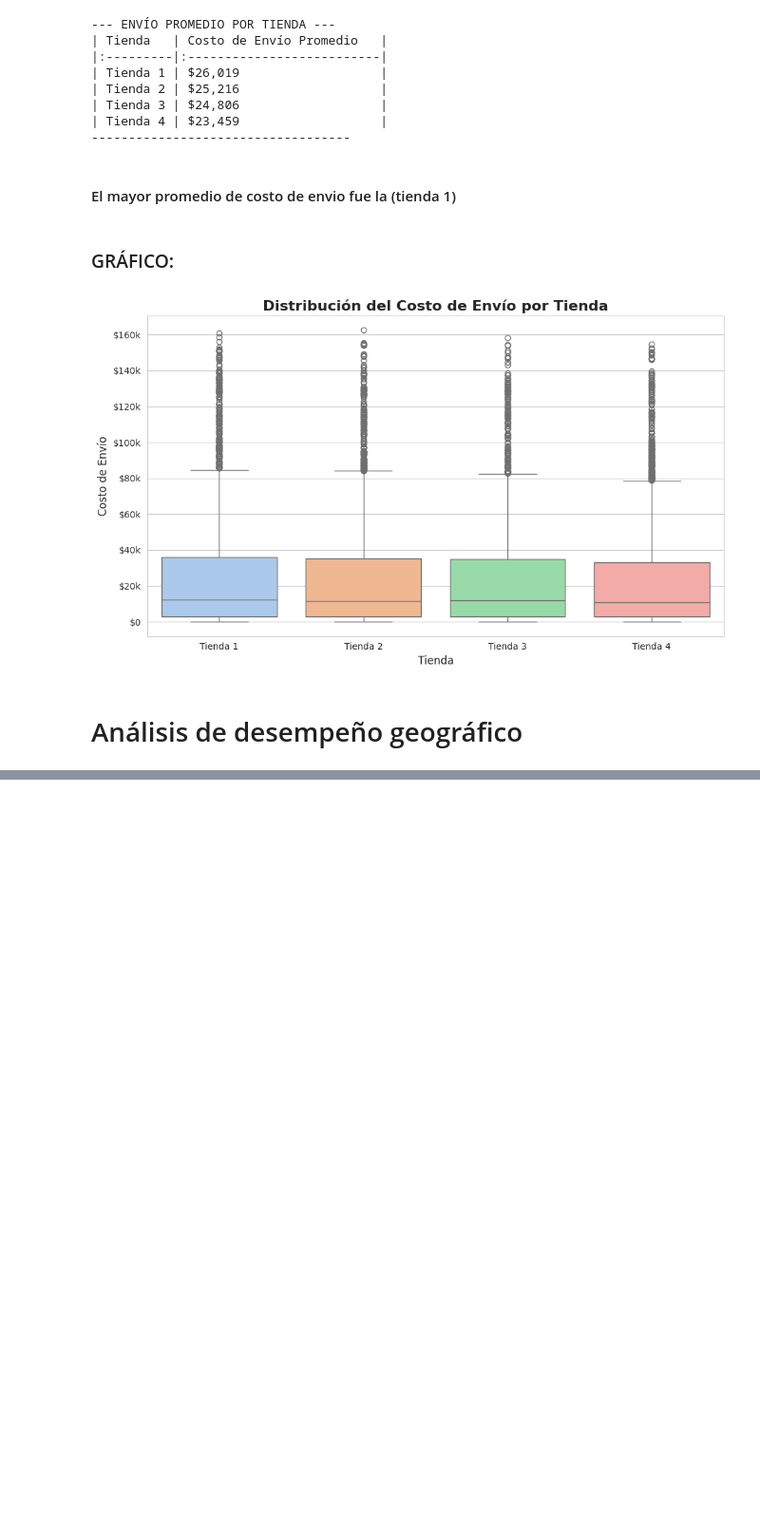
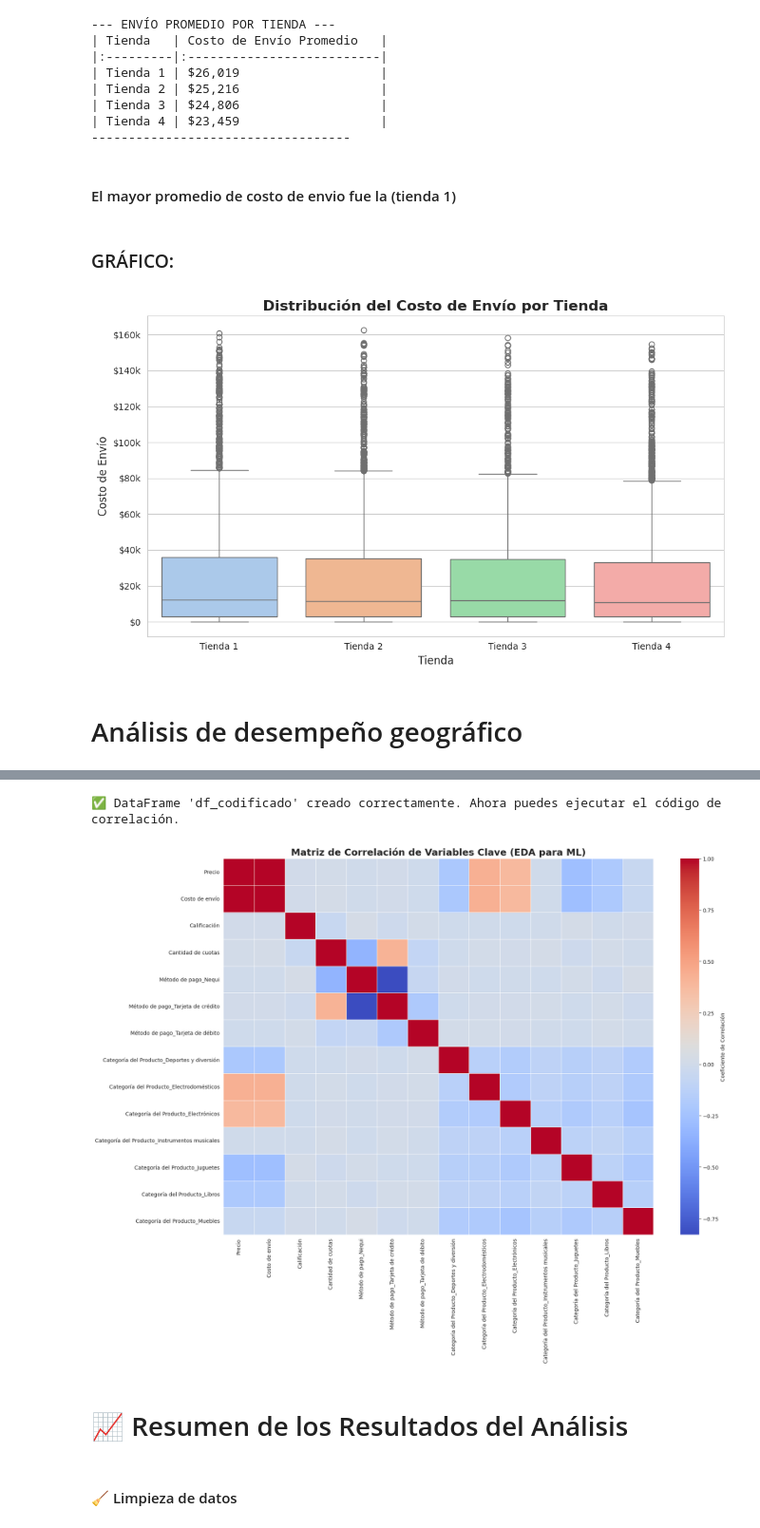
Before and after one commit to edgarbernaling-arch/Desafio_1_Ciencia_de_datos_Edgar_Bernal, a Jupyter notebook: Copia_de_AluraStoreLatam_Challegue1_Ciencia_de_datos_Edgar_Bernal.ipynb, the cells around one changed output, grey strips where cells are left out. Shown: that part at 95% size. Drawn from its saved outputs; the diff is of its cells as text; code cells hidden in the pictures; blank space fills up the shorter version.

```diff
--- a/Copia_de_AluraStoreLatam_Challegue1_Ciencia_de_datos_Edgar_Bernal.ipynb
+++ b/Copia_de_AluraStoreLatam_Challegue1_Ciencia_de_datos_Edgar_Bernal.ipynb
@@ -553,0 +761,55 @@ plt.show()
+# %%
+columnas_a_codificar = ['Método de pago', 'Categoría del Producto']
+
+#  Aplicar One-Hot Encoding al DataFrame limpio (df_consolidado)
+df_codificado = pd.get_dummies(
+    df_consolidado,
+    columns=columnas_a_codificar,
+    drop_first=True, # Recomendado para evitar multicolinealidad
+    prefix=columnas_a_codificar
+)
+
+print("✅ DataFrame 'df_codificado' creado correctamente. Ahora puedes ejecutar el código de correlación.")
+# %% [output]
+✅ DataFrame 'df_codificado' creado correctamente. Ahora puedes ejecutar el código de correlación.
+# %%
+columnas_heatmap = [
+    'Precio',
+    'Costo de envío',
+    'Calificación',
+    'Cantidad de cuotas',
+    # Las columnas categóricas codificadas (dummies)
+    *[col for col in df_codificado.columns if col.startswith('Método de pago_') or col.startswith('Categoría del Producto_')]
+]
+
+# Filtramos para asegurar que solo incluimos columnas existentes
+columnas_heatmap = [col for col in columnas_heatmap if col in df_codificado.columns]
+
+df_correlacion = df_codificado[columnas_heatmap]
+
+# ----- CALCULAR LA MATRIZ DE CORRELACIÓN -----
+matriz_correlacion = df_correlacion.corr()
+
+# ----- GENERAR EL MAPA DE CALOR -----
+
+plt.figure(figsize=(18, 14)) # Tamaño ajustado para muchas variables
+sns.heatmap(
+    matriz_correlacion,
+    annot=False,  # Se establece en False debido a la gran cantidad de variables
+    cmap='coolwarm', # Muestra la correlación positiva (rojo) y negativa (azul)
+    fmt=".2f",
+    linewidths=.5,
+    cbar_kws={'label': 'Coeficiente de Correlación'}
+)
+
+plt.title('Matriz de Correlación de Variables Clave (EDA para ML)', fontsize=18, fontweight='bold')
+plt.xticks(rotation=90)
+plt.yticks(rotation=0)
+plt.tight_layout()
+plt.show()
+# %% [output]
+[figure, added]
+# %% [markdown]
+#  📈 Resumen de los Resultados del Análisis
+# %% [markdown]
+#### 🧹 Limpieza de datos
```
Also changed, not shown: parts of 24 cells of this notebook.
